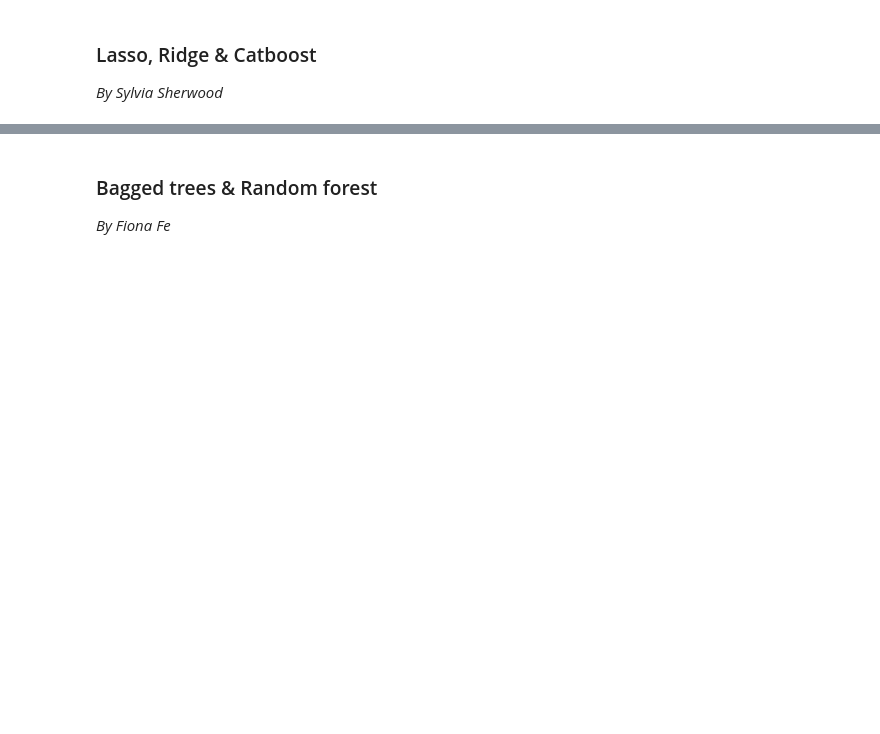
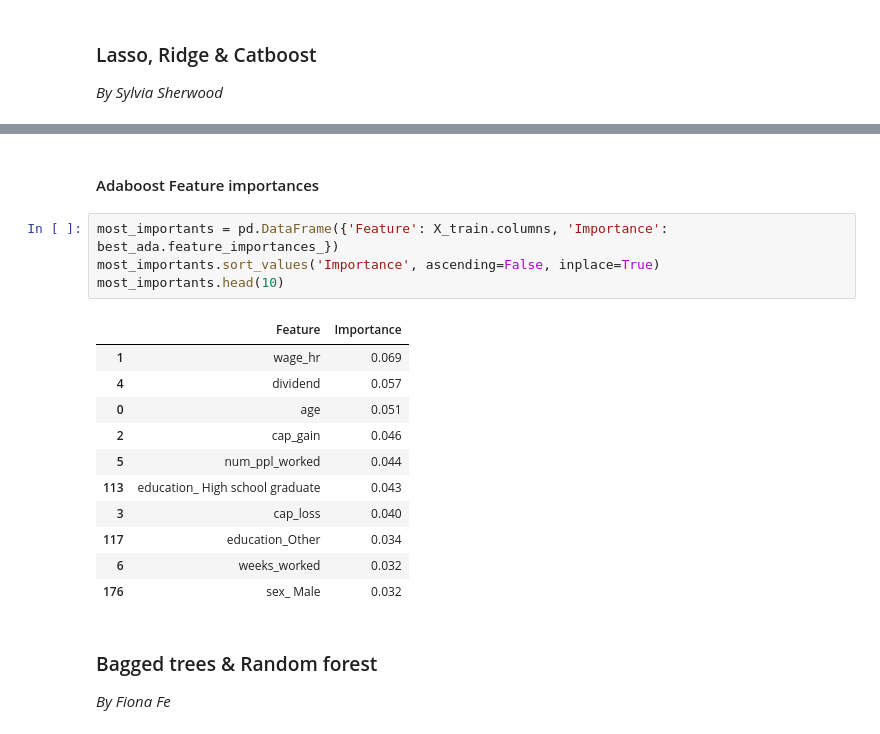
Before and after one commit to jprette/STAT-303-3, a Jupyter notebook: Documentation/Project Code Template.ipynb, the cells around one changed output, grey strips where cells are left out. Saved outputs shown, nothing was run; the diff lists cells and outputs as text; blank space fills up the shorter version.

```diff
--- a/Documentation/Project Code Template.ipynb
+++ b/Documentation/Project Code Template.ipynb
@@ -187,3 +462,21 @@ Put each model in a section of its name and mention the name of the team-member
+# %% [markdown]
+#### Adaboost Feature importances
+# %%
+most_importants = pd.DataFrame({'Feature': X_train.columns, 'Importance': best_ada.feature_importances_})
+most_importants.sort_values('Importance', ascending=False, inplace=True)
+most_importants.head(10)
+# %% [output]
+|  | Feature | Importance |
+| 1 | wage_hr | 0.069 |
+| 4 | dividend | 0.057 |
+| 0 | age | 0.051 |
+| 2 | cap_gain | 0.046 |
+| 5 | num_ppl_worked | 0.044 |
+| 113 | education_ High school graduate | 0.043 |
+| 3 | cap_loss | 0.040 |
+| 117 | education_Other | 0.034 |
+| 6 | weeks_worked | 0.032 |
+| 176 | sex_ Male | 0.032 |
 # %% [markdown]
 ### Bagged trees & Random forest
 *By Fiona Fe*
```
Also changed, not shown: parts of 21 cells of this notebook.
